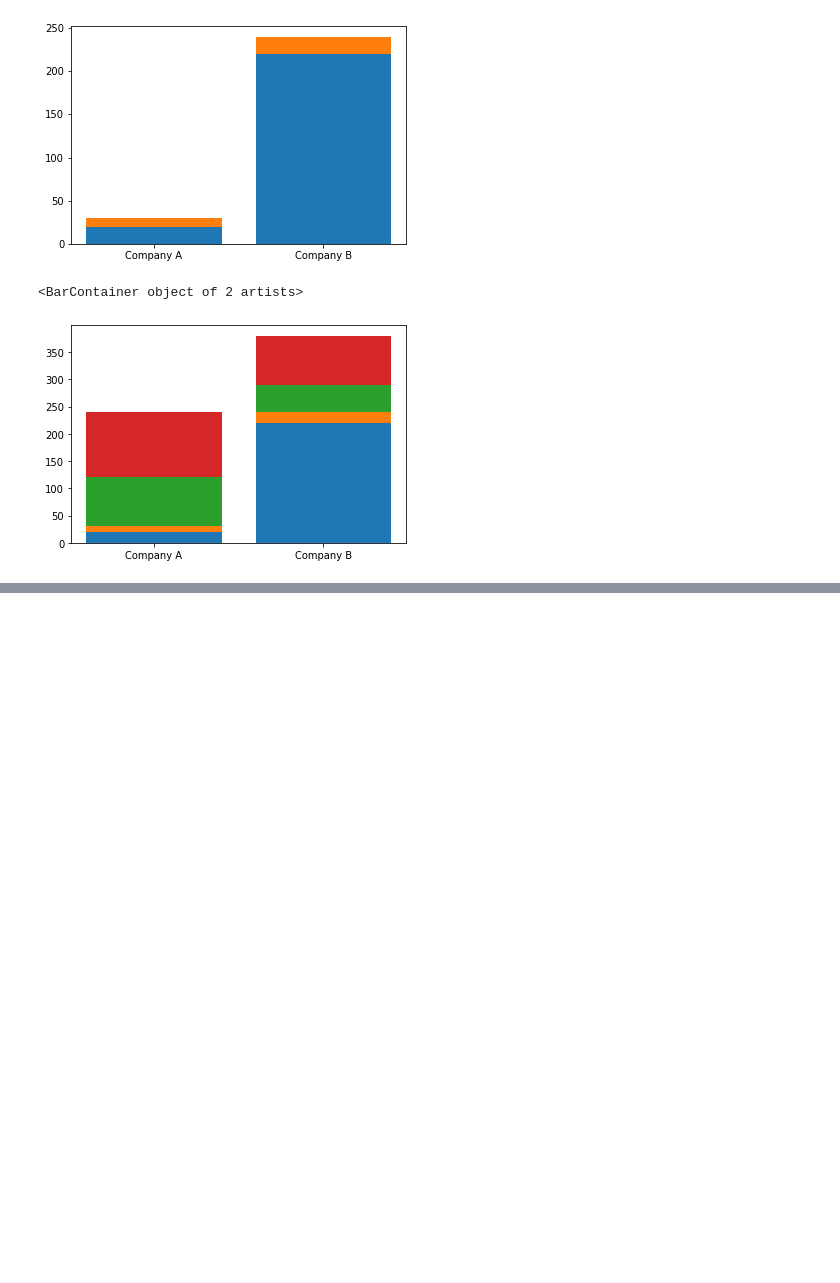
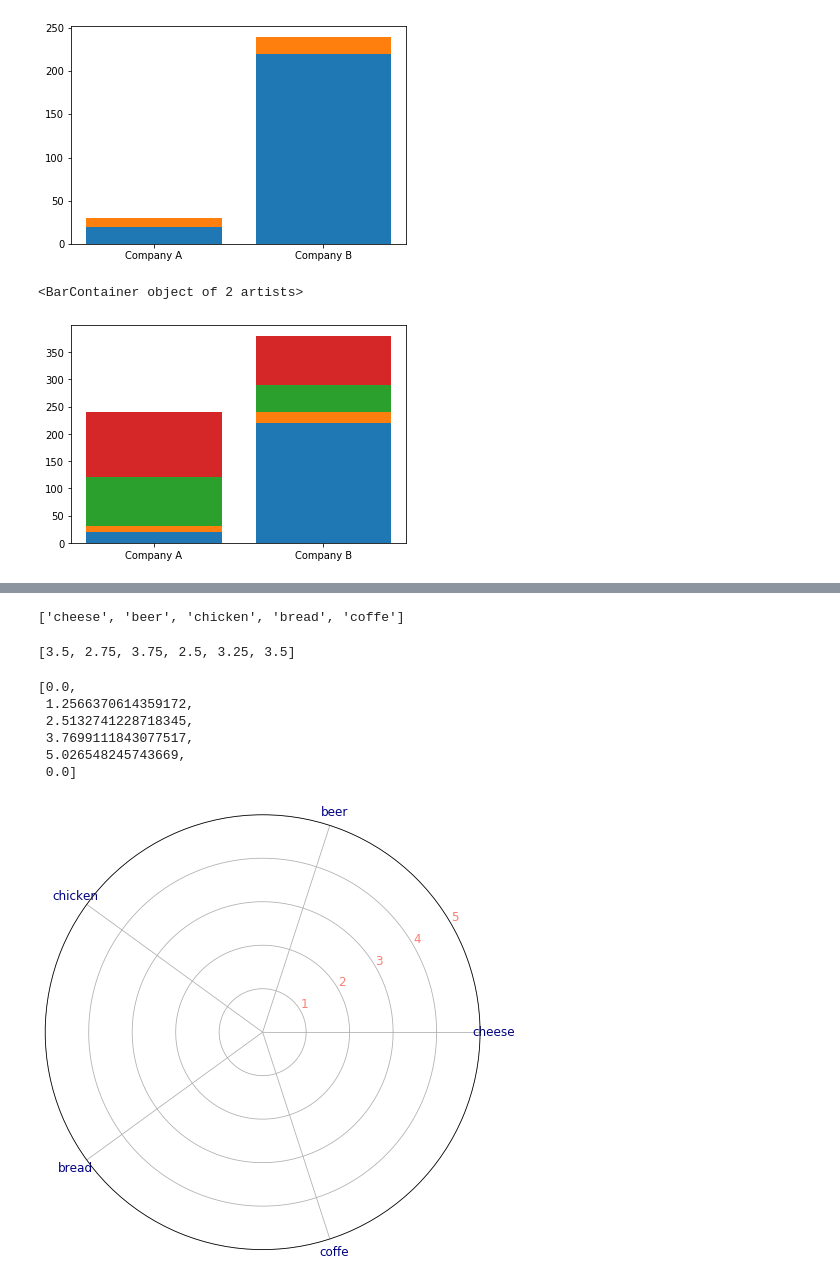
Before and after one commit to boomtoto/python_dataviz, a Jupyter notebook: VisualizeDataComparison.ipynb, the cells around one changed output, grey strips where cells are left out. Saved outputs shown, nothing was run; the diff lists cells and outputs as text; code cells hidden in the pictures; blank space fills up the shorter version.

```diff
--- a/VisualizeDataComparison.ipynb
+++ b/VisualizeDataComparison.ipynb
@@ -136,0 +195,7 @@ plt.bar([1,2],saledata.iloc[:,3],bottom=saledata.iloc[:,0]+saledata.iloc[:,1]+sa
+# %%
+client = [{'client_id': 'c1', 'cheese': 2, 'beer': 2, 'chicken': 5, 'bread': 4, 'coffe': 2},
+             {'client_id': 'c2','cheese': 5, 'beer': 1, 'chicken': 3, 'bread': 3, 'coffe': 3},
+             {'client_id': 'c3', 'cheese': 4, 'beer': 3, 'chicken': 3, 'bread': 2, 'coffe': 5},
+             {'client_id': 'c4', 'cheese': 3, 'beer': 5, 'chicken': 4, 'bread': 1, 'coffe': 3}]
+df = pd. DataFrame(client)
+df
@@ -136,0 +208,35 @@ plt.bar([1,2],saledata.iloc[:,3],bottom=saledata.iloc[:,0]+saledata.iloc[:,1]+sa
+# %%
+categories = list(df)[1:]
+categories
+# %% [output]
+['cheese', 'beer', 'chicken', 'bread', 'coffe']
+# %%
+values = df.mean().values.flatten().tolist()
+values += values[:1] # repeat the first value to close the circular graph
+angles = [n / float(len(categories)) * 2 * pi for n in range(len(categories))]
+angles += angles[:1]
+# %%
+values
+# %% [output]
+[3.5, 2.75, 3.75, 2.5, 3.25, 3.5]
+# %%
+angles
+# %% [output]
+[0.0,
+ 1.2566370614359172,
+ 2.5132741228718345,
+ 3.7699111843077517,
+ 5.026548245743669,
+ 0.0]
+# %%
+fig, ax = plt.subplots(nrows=1, ncols=1, figsize=(8, 8),
+                       subplot_kw=dict(polar=True))
+
+plt.xticks(angles[:-1], categories, color='navy', size=12)
+plt.yticks(np.arange(1, 6), ['1', '2', '3', '4', '5'],
+           color='salmon', size=12)
+
+plt.ylim(0, 5)
+ax.set_rlabel_position(30)
+# %% [output]
+[figure, added]
```
Also changed, not shown: parts of 30 cells of this notebook, 2 other files.
